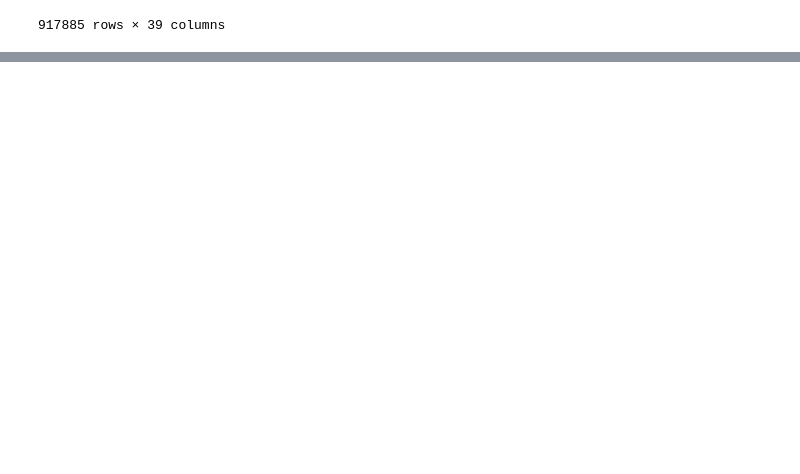
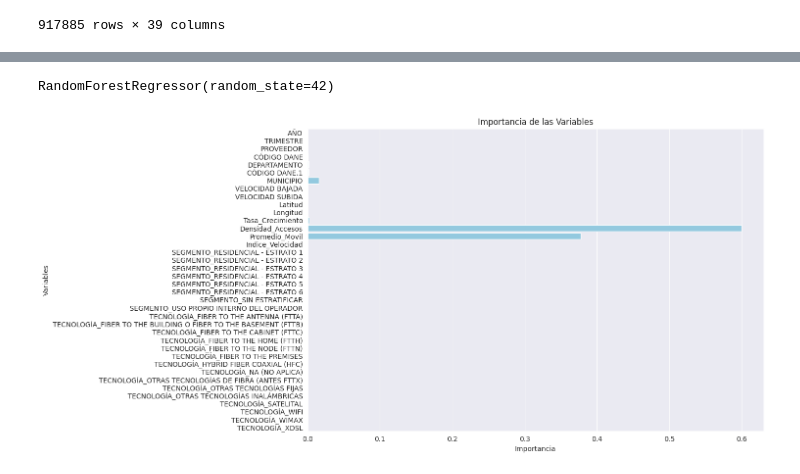
Before and after one commit to afelro97/InternetAccessColombia, a Jupyter notebook: InternetAccessColombia-DataCleaning/modelos/ingenieria_caracteristicas/ing_caract.ipynb, the cells around one changed output, grey strips where cells are left out. Cells and saved outputs as stored; diff of their text form; code cells hidden in the pictures; blank space fills up the shorter version.

Commit message:
Importancia de las variables

```diff
--- a/InternetAccessColombia-DataCleaning/modelos/ingenieria_caracteristicas/ing_caract.ipynb
+++ b/InternetAccessColombia-DataCleaning/modelos/ingenieria_caracteristicas/ing_caract.ipynb
@@ -236,0 +383,27 @@ df_mejorado.to_csv(ruta_dataset_mejorado_v2, index=False)
+# %%
+# Separar variables predictoras y objetivo
+X = df_copia.drop(columns=["No. ACCESOS FIJOS A INTERNET"])
+y = df_copia["No. ACCESOS FIJOS A INTERNET"]
+# %%
+# Dividir en conjuntos de entrenamiento y prueba
+X_train, X_test, y_train, y_test = train_test_split(X, y, test_size=0.2, random_state=42)
+# %%
+# Entrenar el modelo de Random Forest
+modelo_rf = RandomForestRegressor(random_state=42)
+modelo_rf.fit(X_train, y_train)
+# %% [output]
+RandomForestRegressor(random_state=42)
+# %%
+# Obtener la importancia de las variables
+importancias = modelo_rf.feature_importances_
+variables = X.columns
+# %%
+# Visualizar la importancia de las variables
+plt.figure(figsize=(12, 8))
+sns.barplot(x=importancias, y=variables, color="skyblue")
+plt.title("Importancia de las Variables")
+plt.xlabel("Importancia")
+plt.ylabel("Variables")
+plt.show()
+# %% [output]
+[figure, added]
```
Also changed, not shown: parts of 18 cells of this notebook.
